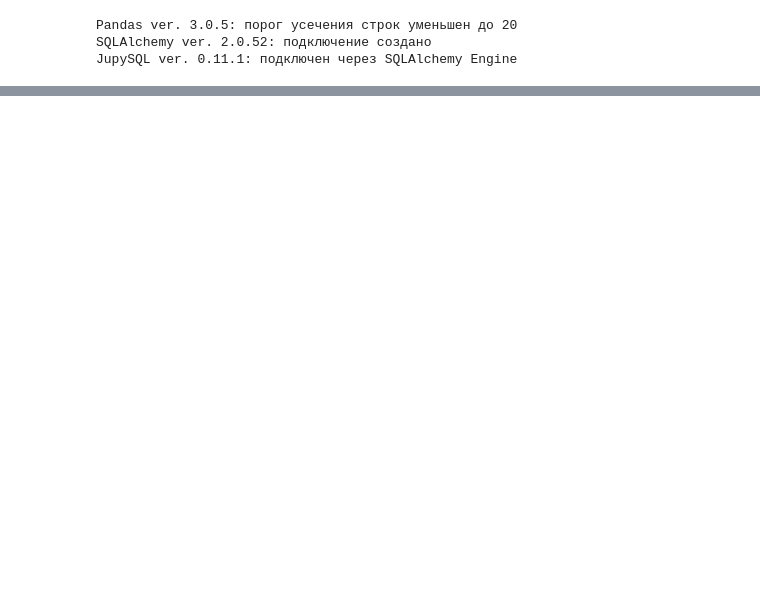
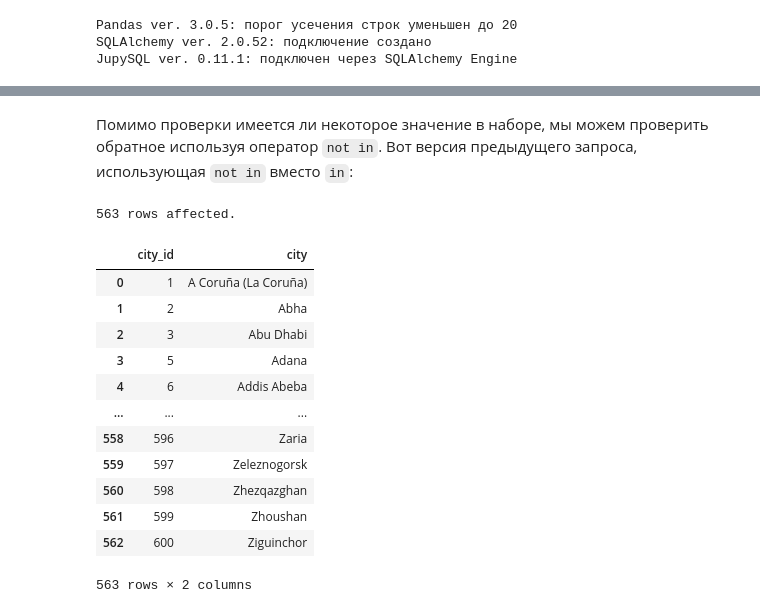
Before and after one commit to magus1968/learning-sql, a Jupyter notebook: docs/chapters/ch09.ipynb, the cells around one changed output, grey strips where cells are left out. Cells and saved outputs as stored; diff of their text form; code cells hidden in the pictures; blank space fills up the shorter version.

```diff
--- a/docs/chapters/ch09.ipynb
+++ b/docs/chapters/ch09.ipynb
@@ -60,0 +270,26 @@ JupySQL ver. 0.11.1: подключен через SQLAlchemy Engine
+# %% [markdown]
+Помимо проверки имеется ли некоторое значение в наборе, мы можем проверить обратное используя оператор `not in`. Вот версия предыдущего запроса, использующая `not in` вместо `in`:
+# %%
+%%sql
+SELECT city_id, city
+FROM city
+WHERE country_id NOT IN (
+    SELECT country_id
+    FROM country
+    WHERE country IN ('Canada', 'Mexico')
+);
+# %% [output]
+563 rows affected.
+|  | city_id | city |
+| 0 | 1 | A Coruña (La Coruña) |
+| 1 | 2 | Abha |
+| 2 | 3 | Abu Dhabi |
+| 3 | 5 | Adana |
+| 4 | 6 | Addis Abeba |
+| ... | ... | ... |
+| 558 | 596 | Zaria |
+| 559 | 597 | Zeleznogorsk |
+| 560 | 598 | Zhezqazghan |
+| 561 | 599 | Zhoushan |
+| 562 | 600 | Ziguinchor |
+563 rows × 2 columns
```
Also changed, not shown: parts of 72 cells of this notebook, 2 other files.
